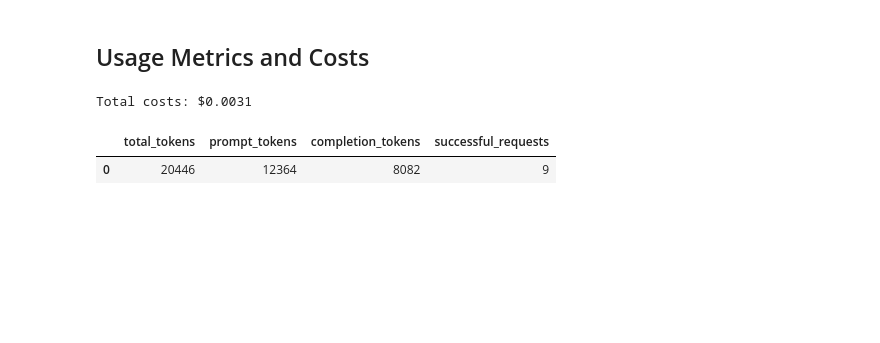
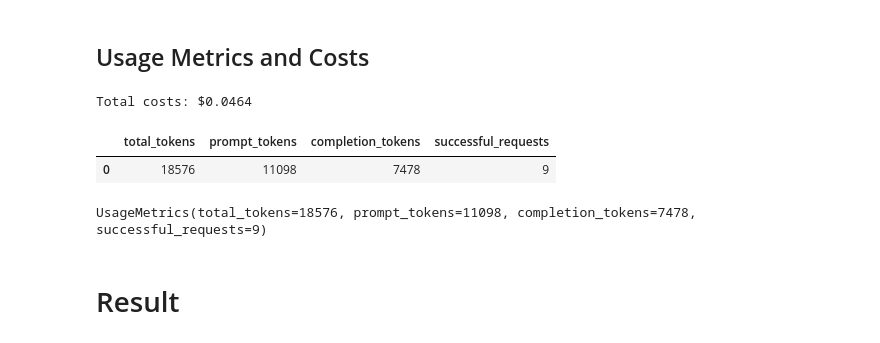
Before and after one commit to DesmondChoy/crewai-advanced-use-cases, a Jupyter notebook: L1_project_planning.ipynb, the cells around one changed output. Cells and saved outputs as stored; diff of their text form; code cells hidden in the pictures; blank space fills up the shorter version.

```diff
--- a/L1_project_planning.ipynb
+++ b/L1_project_planning.ipynb
@@ -196,16 +196,22 @@ This allocation strategy ensures that each team member is utilized based on thei
 ## Usage Metrics and Costs
 # %%
 costs = (
-    0.150
+    2.5
     * (crew.usage_metrics.prompt_tokens + crew.usage_metrics.completion_tokens)
     / 1_000_000
 )
 print(f"Total costs: ${costs:.4f}")
 
 # Convert UsageMetrics instance to a DataFrame
-df_usage_metrics = pd.DataFrame([crew.usage_metrics.dict()])
+df_usage_metrics = pd.DataFrame([crew.usage_metrics.model_dump()])
 df_usage_metrics
 # %% [output]
-Total costs: $0.0031
+Total costs: $0.0464
 |  | total_tokens | prompt_tokens | completion_tokens | successful_requests |
-| 0 | 20446 | 12364 | 8082 | 9 |
+| 0 | 18576 | 11098 | 7478 | 9 |
+# %%
+crew.usage_metrics
+# %% [output]
+UsageMetrics(total_tokens=18576, prompt_tokens=11098, completion_tokens=7478, successful_requests=9)
+# %% [markdown]
+# Result
```
Also changed, not shown: parts of 6 cells of this notebook.
